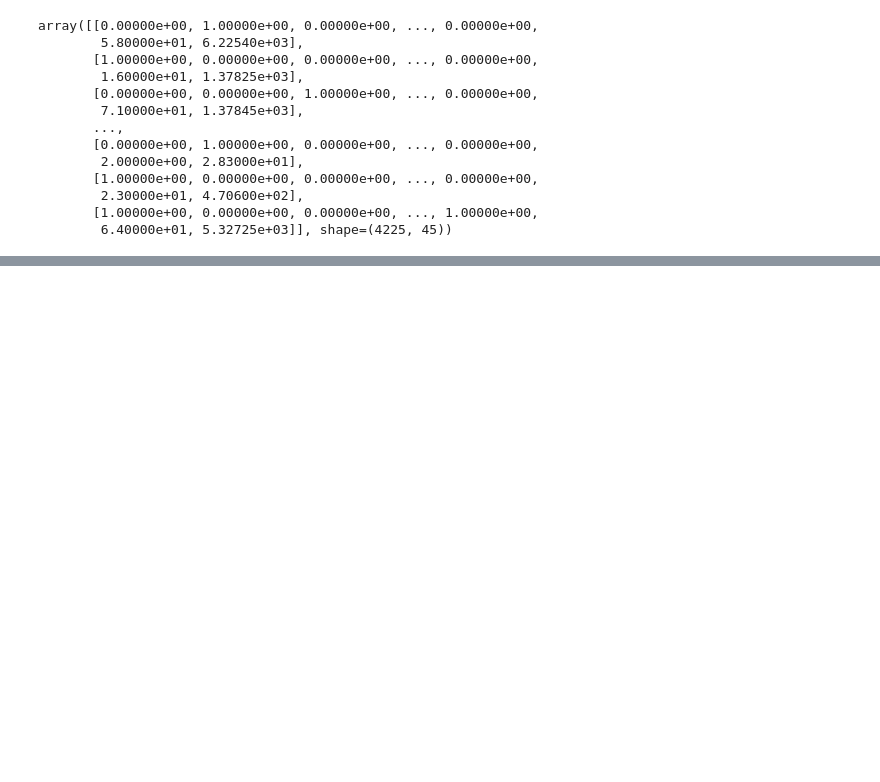
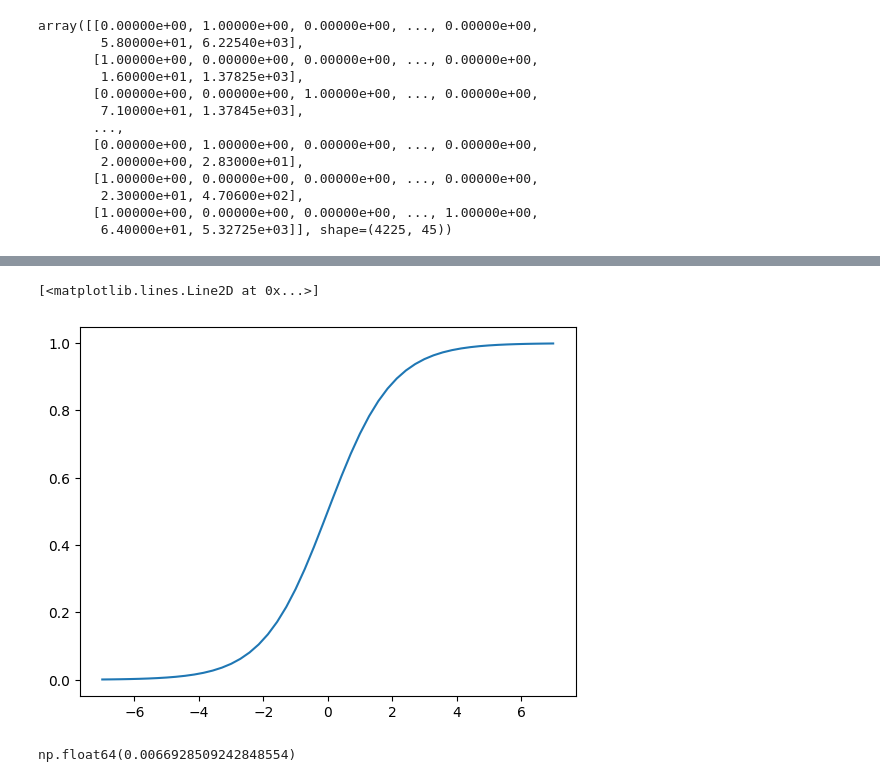
Before and after one commit to Abasi-ifreke/ml-zoomcamp, a Jupyter notebook: 03-churn_predict/01-churn.ipynb, the cells around one changed output, grey strips where cells are left out. Drawn from its saved outputs; the diff is of its cells as text; code cells hidden in the pictures; blank space fills up the shorter version.

Commit message:
added logistic regression

```diff
--- a/03-churn_predict/01-churn.ipynb
+++ b/03-churn_predict/01-churn.ipynb
@@ -708,0 +713,7 @@ X_val = dv.transform(val_dicts)
+# %%
+# Logistic regression is performed using the sigmoid of linear regression
+def sigmoid(z):
+    return 1 / (1 + np.exp(-z))
+# %%
+# Lets say we want to visualise it by plotting with numbers between -7 and 7
+z = np.linspace(-7, 7, 50)
@@ -708,0 +736,10 @@ X_val = dv.transform(val_dicts)
+# %%
+plt.plot(z, sigmoid(z))
+# we can see that for negative x, y tends to zero, and for positive x, y tends to 1
+# %% [output]
+[<matplotlib.lines.Line2D at 0x...>]
+[figure, added]
+# %%
+sigmoid(-5)
+# %% [output]
+np.float64(0.0066928509242848554)
```
Also changed, not shown: parts of 4 cells of this notebook.
